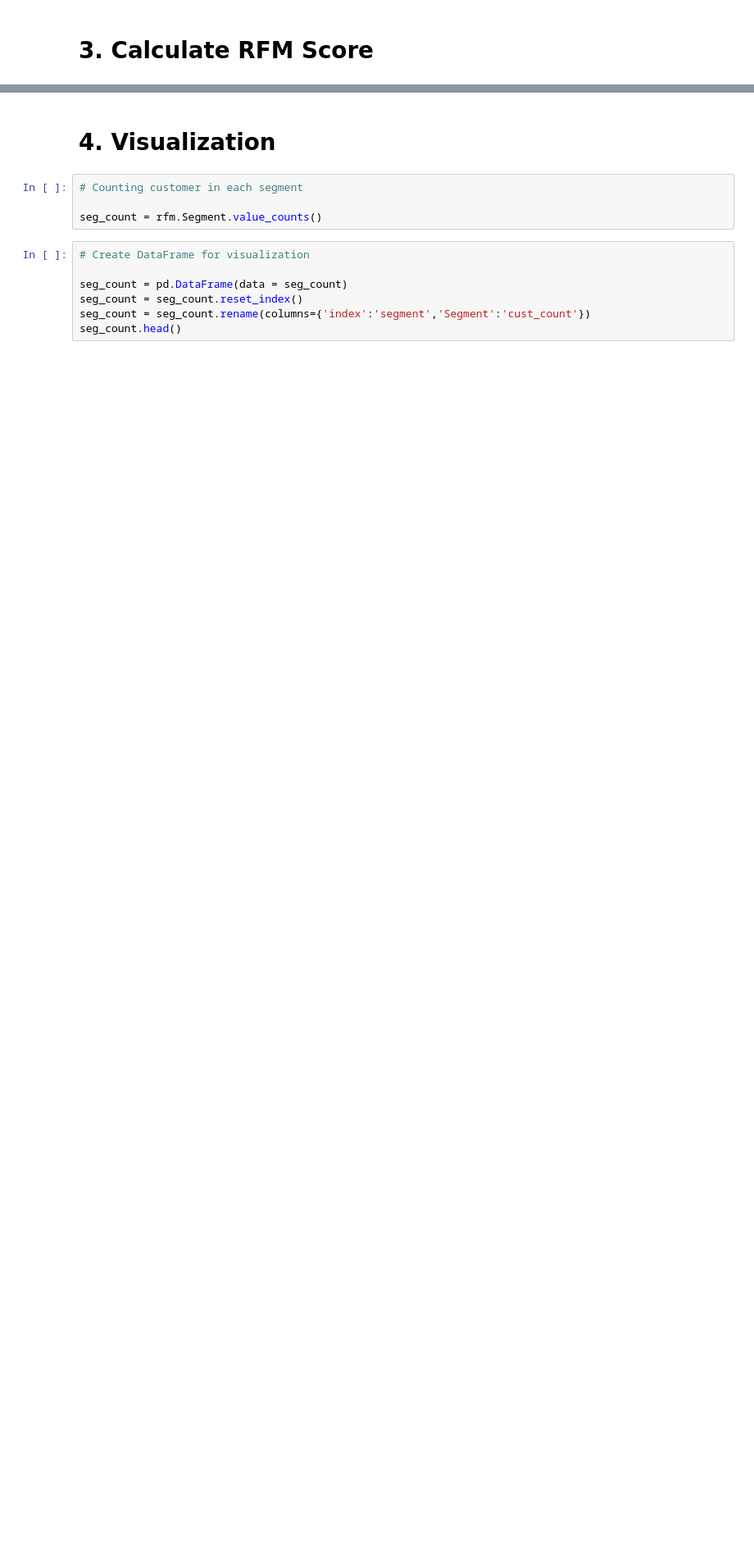
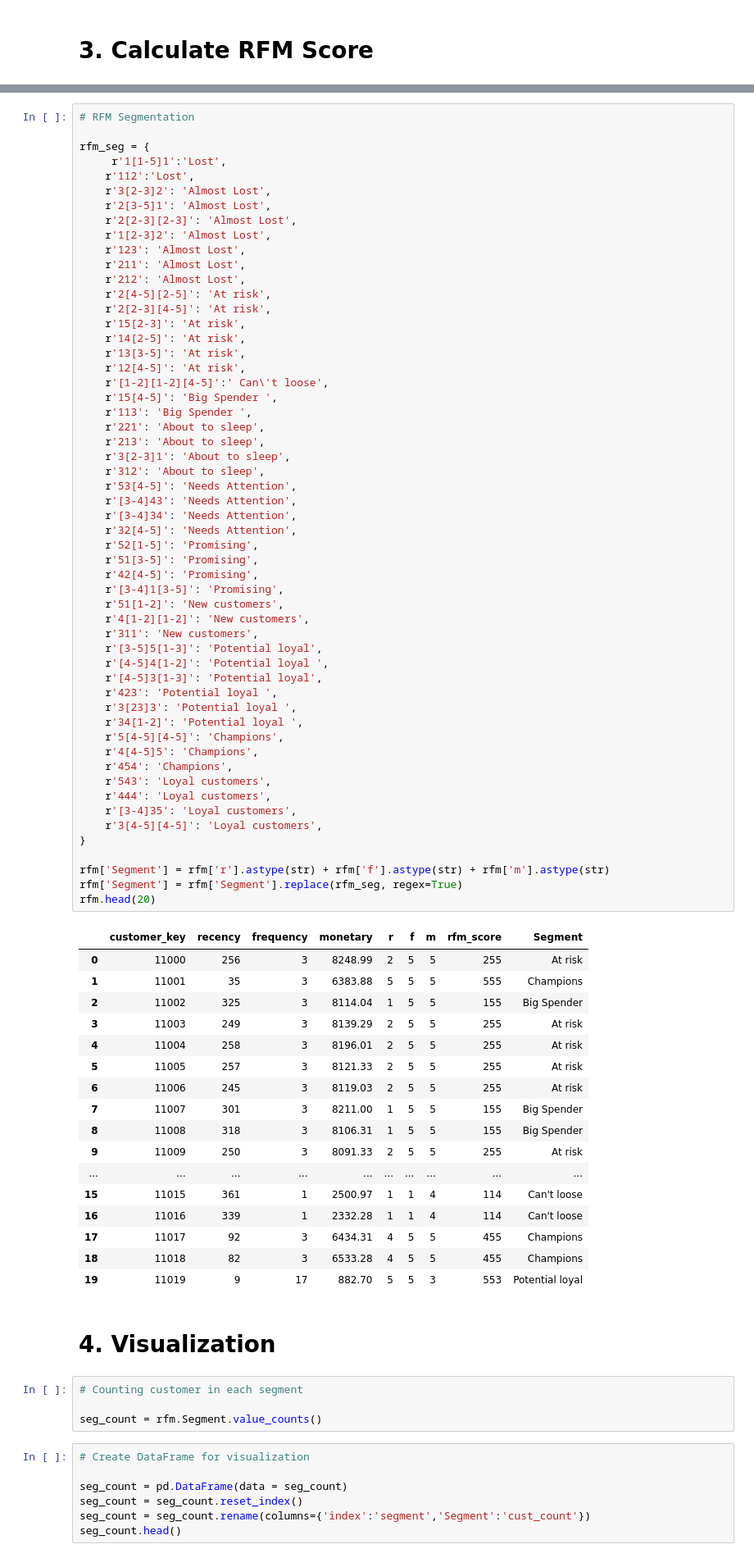
Before and after one commit to Tamuonanthit/FinalProject__231PP0802_Group4, a Jupyter notebook: RFM copy.ipynb, the cells around one changed output, grey strips where cells are left out. Shown at 82% size. Cells and saved outputs as stored; diff of their text form; blank space fills up the shorter version.

```diff
--- a/RFM copy.ipynb
+++ b/RFM copy.ipynb
@@ -512,3 +477,76 @@ rfm.head(20)
+# %%
+# RFM Segmentation
+
+rfm_seg = {
+     r'1[1-5]1':'Lost',
+    r'112':'Lost',
+    r'3[2-3]2': 'Almost Lost',
+    r'2[3-5]1': 'Almost Lost',
+    r'2[2-3][2-3]': 'Almost Lost',
+    r'1[2-3]2': 'Almost Lost',
+    r'123': 'Almost Lost',
+    r'211': 'Almost Lost',
+    r'212': 'Almost Lost',
+    r'2[4-5][2-5]': 'At risk',
+    r'2[2-3][4-5]': 'At risk',
+    r'15[2-3]': 'At risk',
+    r'14[2-5]': 'At risk',
+    r'13[3-5]': 'At risk',
+    r'12[4-5]': 'At risk',
+    r'[1-2][1-2][4-5]':' Can\'t loose',
+    r'15[4-5]': 'Big Spender ',
+    r'113': 'Big Spender ',
+    r'221': 'About to sleep',
+    r'213': 'About to sleep',
+    r'3[2-3]1': 'About to sleep',
+    r'312': 'About to sleep',
+    r'53[4-5]': 'Needs Attention',
+    r'[3-4]43': 'Needs Attention',
+    r'[3-4]34': 'Needs Attention',
+    r'32[4-5]': 'Needs Attention',
+    r'52[1-5]': 'Promising',
+    r'51[3-5]': 'Promising',
+    r'42[4-5]': 'Promising',
+    r'[3-4]1[3-5]': 'Promising',
+    r'51[1-2]': 'New customers',
+    r'4[1-2][1-2]': 'New customers',
+    r'311': 'New customers',
+    r'[3-5]5[1-3]': 'Potential loyal',
+    r'[4-5]4[1-2]': 'Potential loyal ',
+    r'[4-5]3[1-3]': 'Potential loyal',
+    r'423': 'Potential loyal ',
+    r'3[23]3': 'Potential loyal ',
+    r'34[1-2]': 'Potential loyal ',
+    r'5[4-5][4-5]': 'Champions',
+    r'4[4-5]5': 'Champions',
+    r'454': 'Champions',
+    r'543': 'Loyal customers',
+    r'444': 'Loyal customers',
+    r'[3-4]35': 'Loyal customers',
+    r'3[4-5][4-5]': 'Loyal customers',
+}
+
+rfm['Segment'] = rfm['r'].astype(str) + rfm['f'].astype(str) + rfm['m'].astype(str)
+rfm['Segment'] = rfm['Segment'].replace(rfm_seg, regex=True)
+rfm.head(20)
+# %% [output]
+|  | customer_key | recency | frequency | monetary | r | f | m | rfm_score | Segment |
+| 0 | 11000 | 256 | 3 | 8248.99 | 2 | 5 | 5 | 255 | At risk |
+| 1 | 11001 | 35 | 3 | 6383.88 | 5 | 5 | 5 | 555 | Champions |
+| 2 | 11002 | 325 | 3 | 8114.04 | 1 | 5 | 5 | 155 | Big Spender |
+| 3 | 11003 | 249 | 3 | 8139.29 | 2 | 5 | 5 | 255 | At risk |
+| 4 | 11004 | 258 | 3 | 8196.01 | 2 | 5 | 5 | 255 | At risk |
+| 5 | 11005 | 257 | 3 | 8121.33 | 2 | 5 | 5 | 255 | At risk |
+| 6 | 11006 | 245 | 3 | 8119.03 | 2 | 5 | 5 | 255 | At risk |
+| 7 | 11007 | 301 | 3 | 8211.00 | 1 | 5 | 5 | 155 | Big Spender |
+| 8 | 11008 | 318 | 3 | 8106.31 | 1 | 5 | 5 | 155 | Big Spender |
+| 9 | 11009 | 250 | 3 | 8091.33 | 2 | 5 | 5 | 255 | At risk |
+| ... | ... | ... | ... | ... | ... | ... | ... | ... | ... |
+| 15 | 11015 | 361 | 1 | 2500.97 | 1 | 1 | 4 | 114 | Can't loose |
+| 16 | 11016 | 339 | 1 | 2332.28 | 1 | 1 | 4 | 114 | Can't loose |
+| 17 | 11017 | 92 | 3 | 6434.31 | 4 | 5 | 5 | 455 | Champions |
+| 18 | 11018 | 82 | 3 | 6533.28 | 4 | 5 | 5 | 455 | Champions |
+| 19 | 11019 | 9 | 17 | 882.70 | 5 | 5 | 3 | 553 | Potential loyal |
 # %% [markdown]
 # 4. Visualization
 # %%
```
Also changed, not shown: parts of 11 cells of this notebook.
